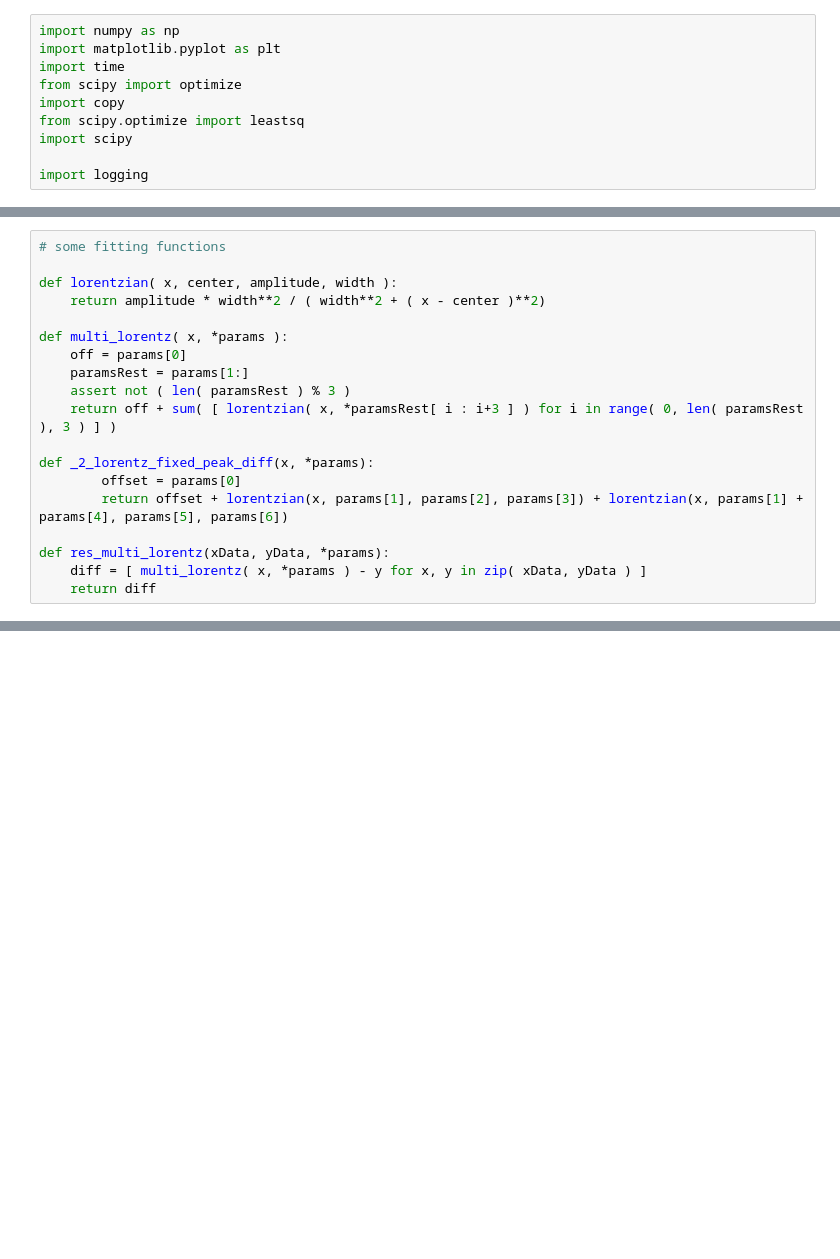
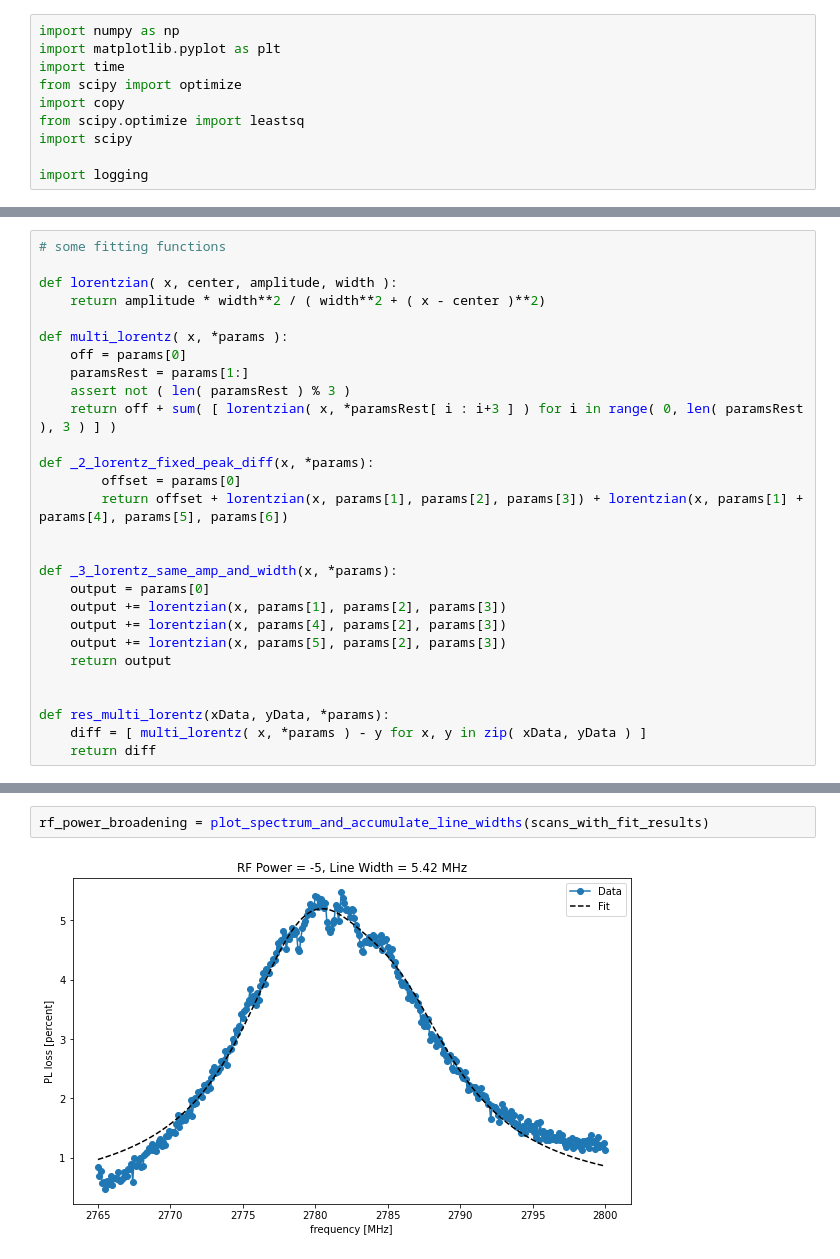
Before and after one commit to gadamc/ppm_characteristics, a Jupyter notebook: oct26-rf-power-broadening-cwodmr/rf_power_broadening-post-data-analysis_w_cwodmr.ipynb, the cells around one changed output, grey strips where cells are left out. Cells and saved outputs as stored; diff of their text form; blank space fills up the shorter version.

```diff
--- a/oct26-rf-power-broadening-cwodmr/rf_power_broadening-post-data-analysis_w_cwodmr.ipynb
+++ b/oct26-rf-power-broadening-cwodmr/rf_power_broadening-post-data-analysis_w_cwodmr.ipynb
@@ -48,6 +65,15 @@ def _2_lorentz_fixed_peak_diff(x, *params):
         offset = params[0]
         return offset + lorentzian(x, params[1], params[2], params[3]) + lorentzian(x, params[1] + params[4], params[5], params[6])
 
+
+def _3_lorentz_same_amp_and_width(x, *params):
+    output = params[0]
+    output += lorentzian(x, params[1], params[2], params[3])
+    output += lorentzian(x, params[4], params[2], params[3])
+    output += lorentzian(x, params[5], params[2], params[3])
+    return output
+
+
 def res_multi_lorentz(xData, yData, *params):
     diff = [ multi_lorentz( x, *params ) - y for x, y in zip( xData, yData ) ]
     return diff
@@ -207,0 +305,4 @@ rf_power_line_width
+# %%
+rf_power_broadening = plot_spectrum_and_accumulate_line_widths(scans_with_fit_results)
+# %% [output]
+[figure, added]
```
Also changed, not shown: parts of 27 cells of this notebook, 1 other file.
